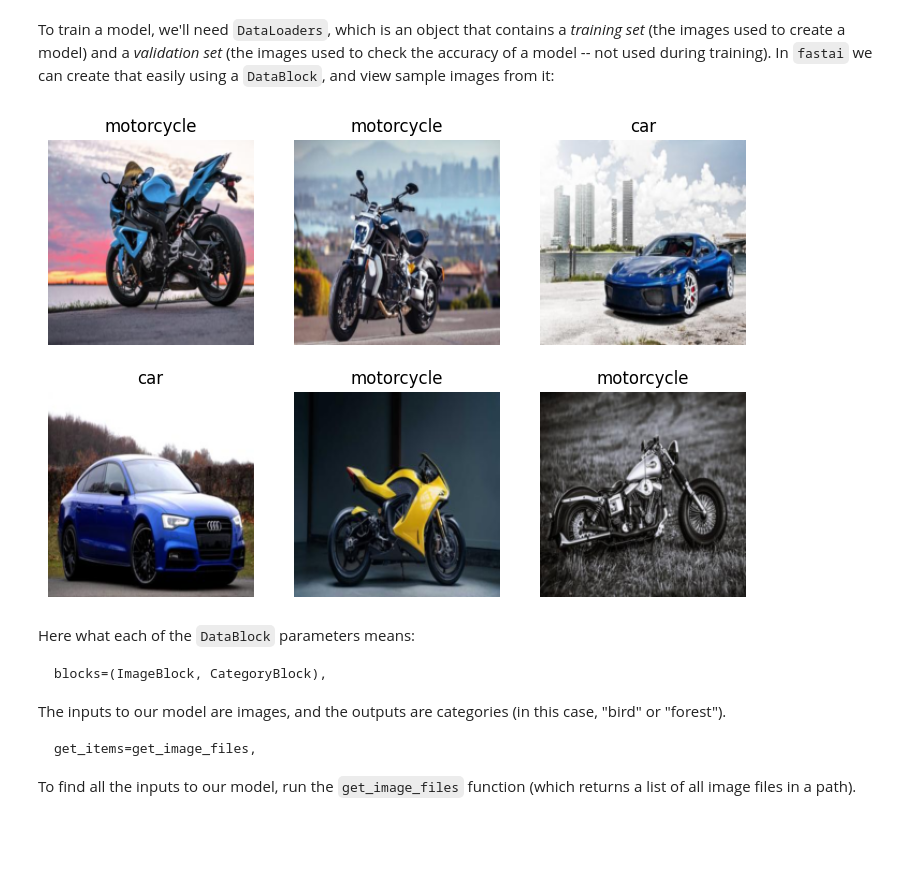
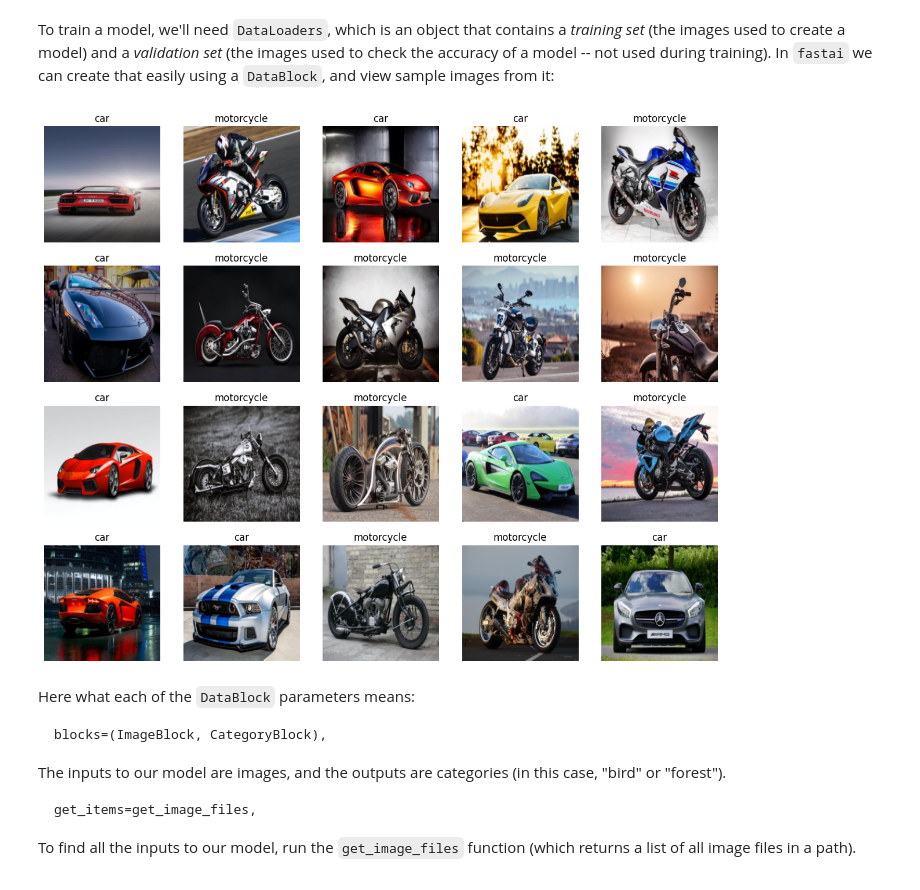
Before and after one commit to koakatta/My-Image-Classification, a Jupyter notebook: is-it-a-car.ipynb, the cells around one changed output. Saved outputs shown, nothing was run; the diff lists cells and outputs as text; code cells hidden in the pictures; blank space fills up the shorter version.

```diff
--- a/is-it-a-car.ipynb
+++ b/is-it-a-car.ipynb
@@ -113,15 +113,15 @@ To train a model, we'll need `DataLoaders`, which is an object that contains a *
 # %%
 dls = DataBlock(
     blocks=(ImageBlock, CategoryBlock),
     get_items=get_image_files,
     splitter=RandomSplitter(valid_pct=0.2, seed=42),
     get_y=parent_label,
     item_tfms=[Resize(192, method='squish')]
 ).dataloaders(path, bs=32)
 
-dls.show_batch(max_n=6)
+dls.show_batch(max_n=20)
 # %% [output]
-[figure, old version]
+[figure, new version]
 # %% [markdown]
 Here what each of the `DataBlock` parameters means:
 
```
Also changed, not shown: parts of 6 cells of this notebook.
